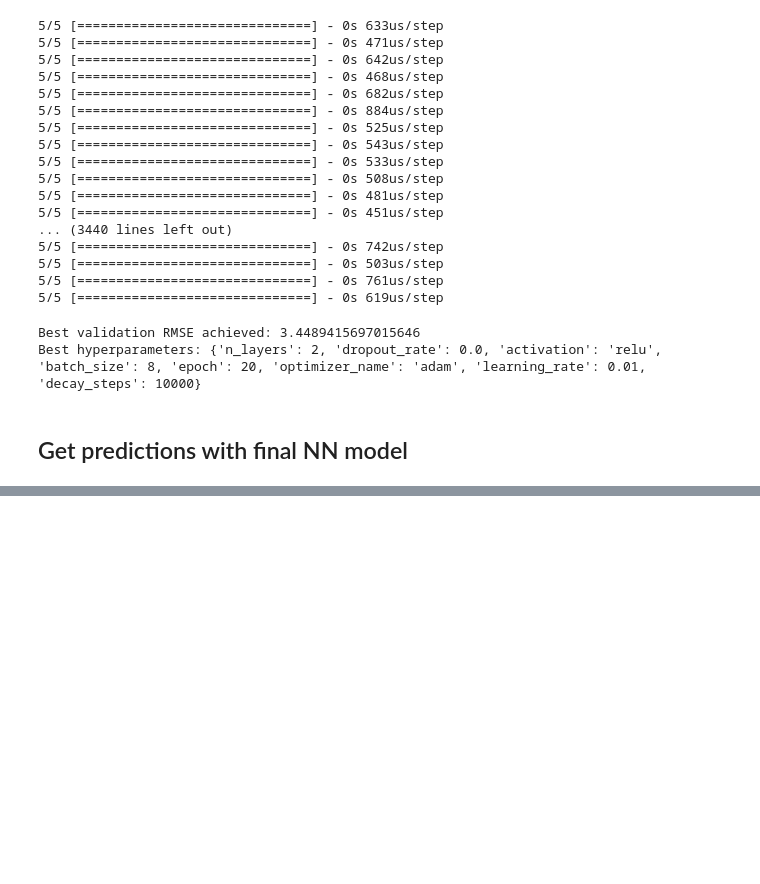
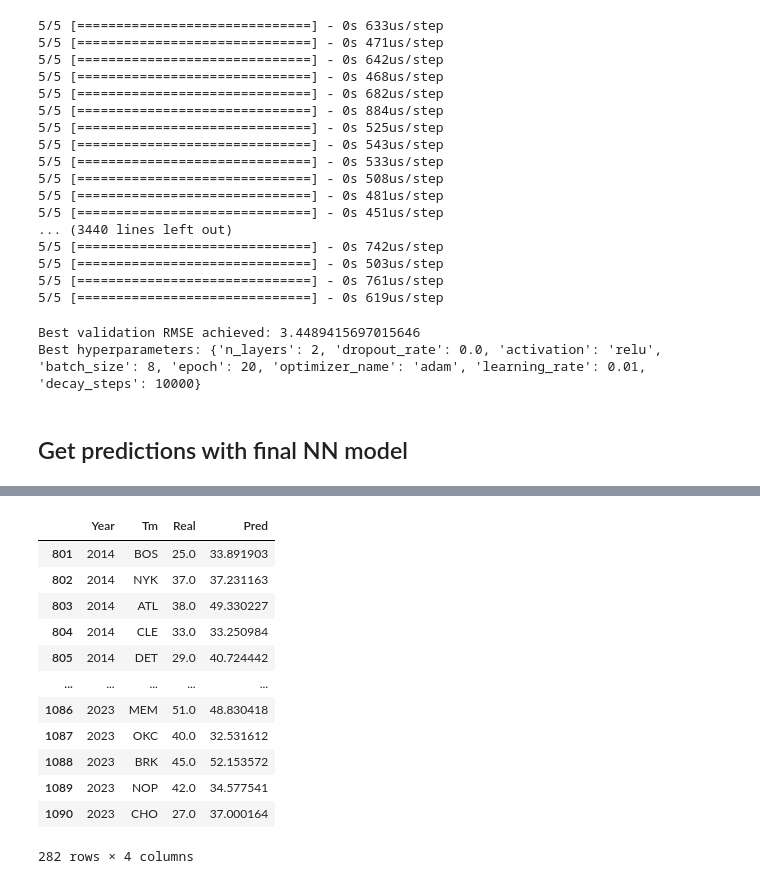
Before and after one commit to martinbog19/balling-on-the-edge, a Jupyter notebook: nn_models.ipynb, the cells around one changed output, grey strips where cells are left out. Cells and saved outputs as stored; diff of their text form; code cells hidden in the pictures; blank space fills up the shorter version.

Commit message:
stochas pred

```diff
--- a/nn_models.ipynb
+++ b/nn_models.ipynb
@@ -298,5 +293,22 @@ pred = model(X_test)
 # %%
-pred_df = test.copy()[['Year', 'Tm', 'WinLoss', 'Pred']].rename(columns = {'WinLoss': 'Real'})
-pred_df['Pred'] = y_pred
+# Final prediction df
+test = df.copy()[df['Year'] > 2013]
+pred_df = test.copy()[['Year', 'Tm', 'WinLoss']].rename(columns = {'WinLoss': 'Real'})
+pred_df['Pred'] = pred_test
 pred_df['Real'] = round(pred_df['Real'] * 82)
 pred_df['Pred'] = pred_df['Pred'] * 82
+pred_df
+# %% [output]
+|  | Year | Tm | Real | Pred |
+| 801 | 2014 | BOS | 25.0 | 33.891903 |
+| 802 | 2014 | NYK | 37.0 | 37.231163 |
+| 803 | 2014 | ATL | 38.0 | 49.330227 |
+| 804 | 2014 | CLE | 33.0 | 33.250984 |
+| 805 | 2014 | DET | 29.0 | 40.724442 |
+| ... | ... | ... | ... | ... |
+| 1086 | 2023 | MEM | 51.0 | 48.830418 |
+| 1087 | 2023 | OKC | 40.0 | 32.531612 |
+| 1088 | 2023 | BRK | 45.0 | 52.153572 |
+| 1089 | 2023 | NOP | 42.0 | 34.577541 |
+| 1090 | 2023 | CHO | 27.0 | 37.000164 |
+282 rows × 4 columns
```
Also changed, not shown: parts of 6 cells of this notebook, 2 other files.
